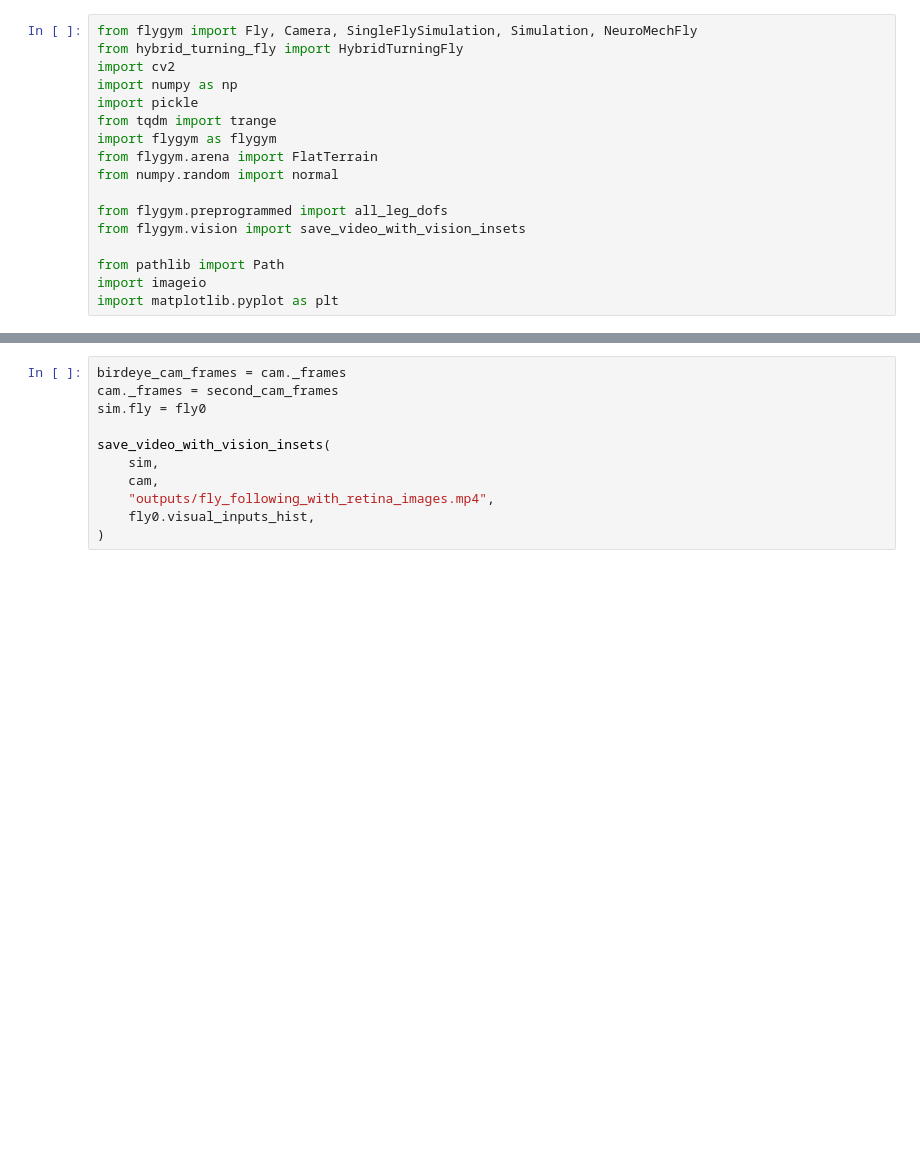
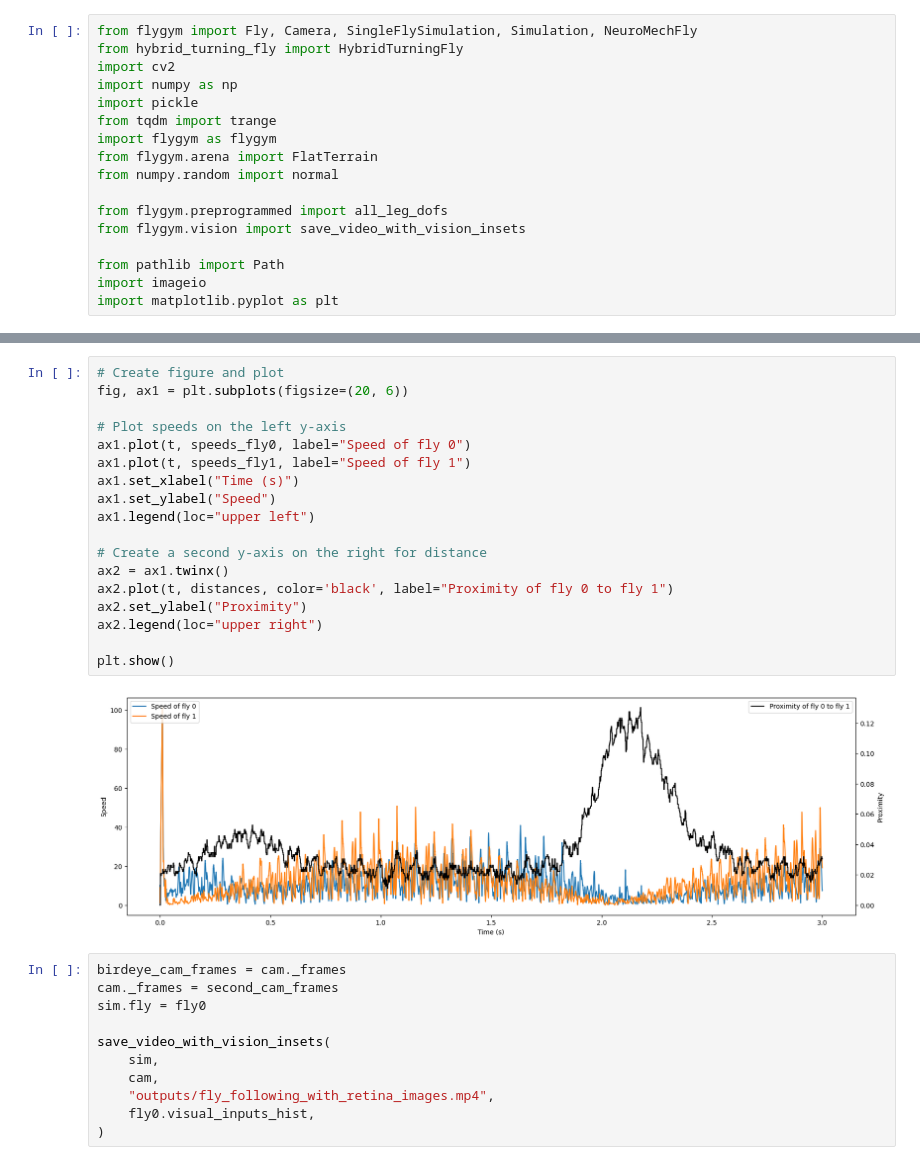
Before and after one commit to ValentineDelevaux/COBAR_project, a Jupyter notebook: visual_processing.ipynb, the cells around one changed output, grey strips where cells are left out. Saved outputs shown, nothing was run; the diff lists cells and outputs as text; blank space fills up the shorter version.

```diff
--- a/visual_processing.ipynb
+++ b/visual_processing.ipynb
@@ -206,3 +275,23 @@ for i in trange(len(t)):
+# %%
+# Create figure and plot
+fig, ax1 = plt.subplots(figsize=(20, 6))
+
+# Plot speeds on the left y-axis
+ax1.plot(t, speeds_fly0, label="Speed of fly 0")
+ax1.plot(t, speeds_fly1, label="Speed of fly 1")
+ax1.set_xlabel("Time (s)")
+ax1.set_ylabel("Speed")
+ax1.legend(loc="upper left")
+
+# Create a second y-axis on the right for distance
+ax2 = ax1.twinx()
+ax2.plot(t, distances, color='black', label="Proximity of fly 0 to fly 1")
+ax2.set_ylabel("Proximity")
+ax2.legend(loc="upper right")
+
+plt.show()
+# %% [output]
+[figure, added]
 # %%
 birdeye_cam_frames = cam._frames
 cam._frames = second_cam_frames
```
Also changed, not shown: parts of 10 cells of this notebook.
